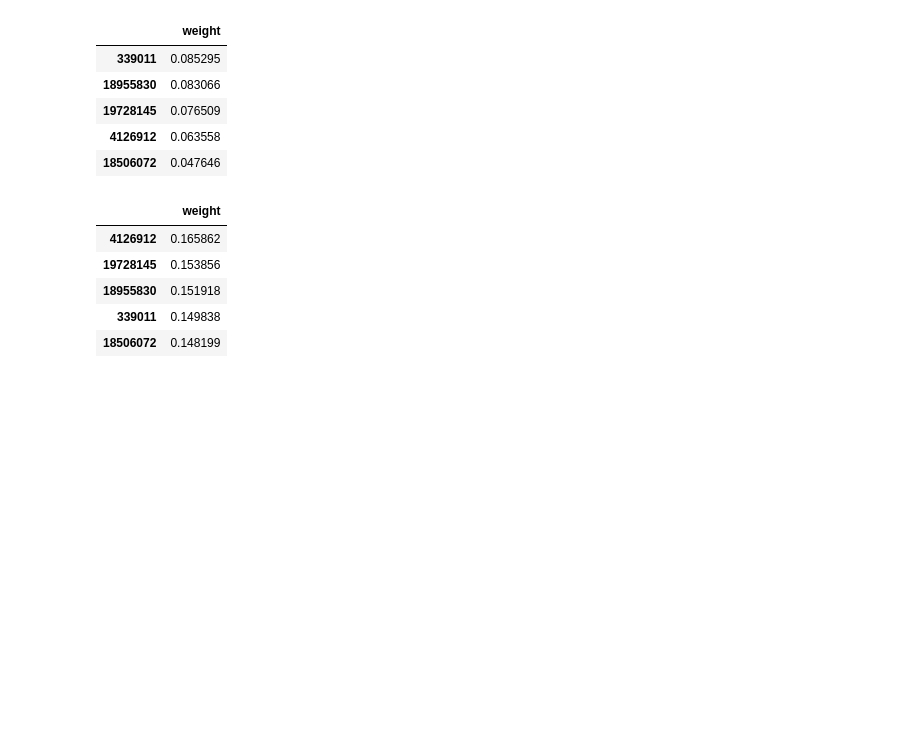
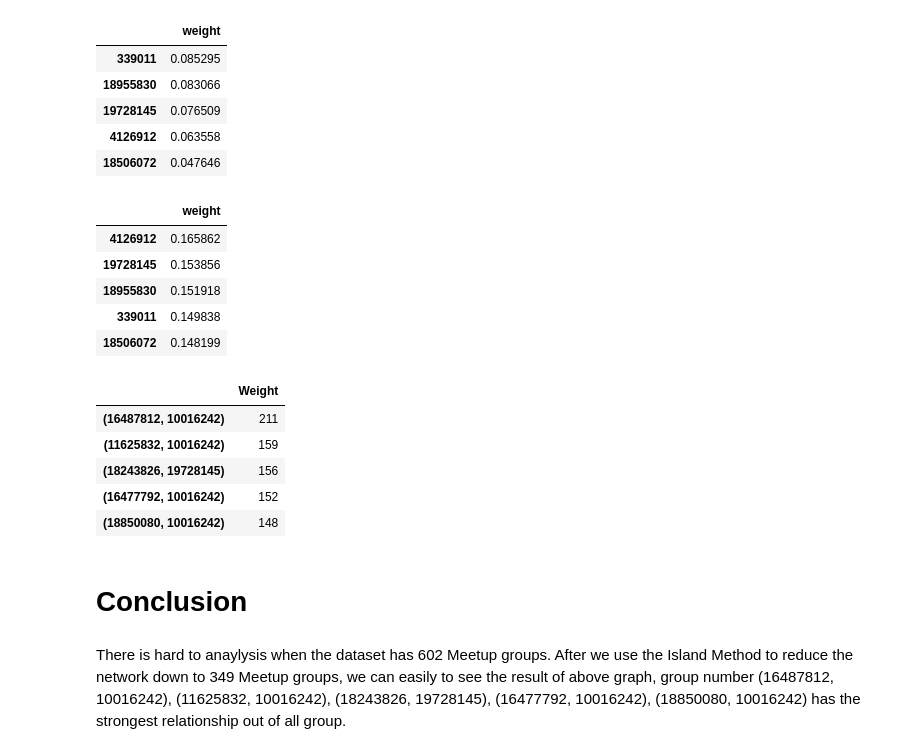
Before and after one commit to mharrisonbaker/DATA620, a Jupyter notebook: Project 2.ipynb, the cells around one changed output. Cells and saved outputs as stored; diff of their text form; code cells hidden in the pictures; blank space fills up the shorter version.

```diff
--- a/Project 2.ipynb
+++ b/Project 2.ipynb
@@ -332,3 +336,18 @@ df_eig = pd.DataFrame.from_dict(eig_cen, orient = 'index', columns =['weight'])
 | 18955830 | 0.151918 |
 | 339011 | 0.149838 |
 | 18506072 | 0.148199 |
+# %%
+strong_relation = pd.DataFrame.from_dict(nx.get_edge_attributes(group_trim, 'weight'), orient='index', columns=['Weight']) \
+.sort_values(by=['Weight'], ascending=False).head()
+strong_relation
+# %% [output]
+|  | Weight |
+| (16487812, 10016242) | 211 |
+| (11625832, 10016242) | 159 |
+| (18243826, 19728145) | 156 |
+| (16477792, 10016242) | 152 |
+| (18850080, 10016242) | 148 |
+# %% [markdown]
+# Conclusion
+# %% [markdown]
+There is hard to anaylysis when the dataset has 602 Meetup groups. After we use the Island Method to reduce the network down to 349 Meetup groups, we can easily to see the result of above graph, group number (16487812, 10016242), (11625832, 10016242), (18243826, 19728145), (16477792, 10016242), (18850080, 10016242) has the strongest relationship out of all group.
```
Also changed, not shown: parts of 3 cells of this notebook.
